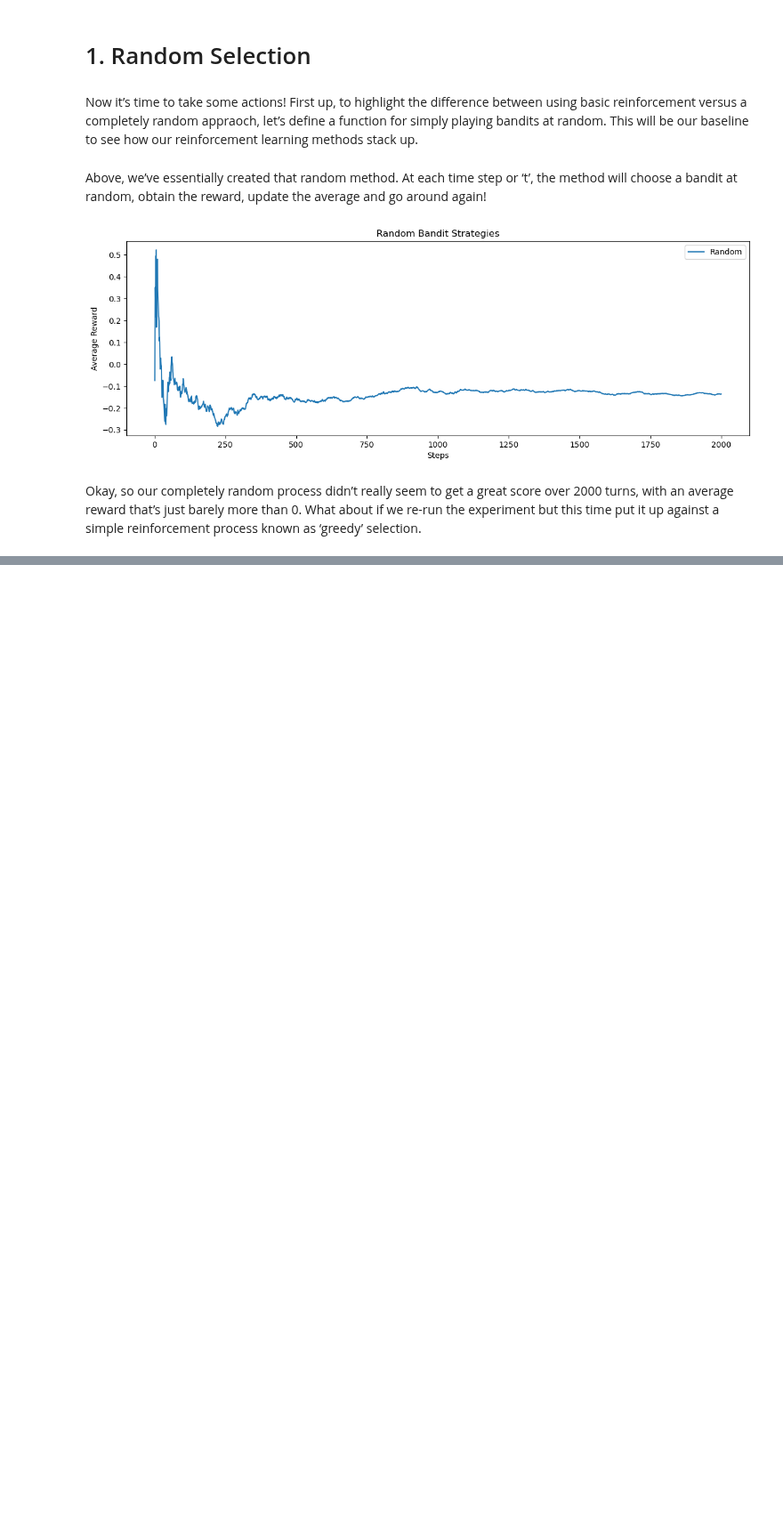
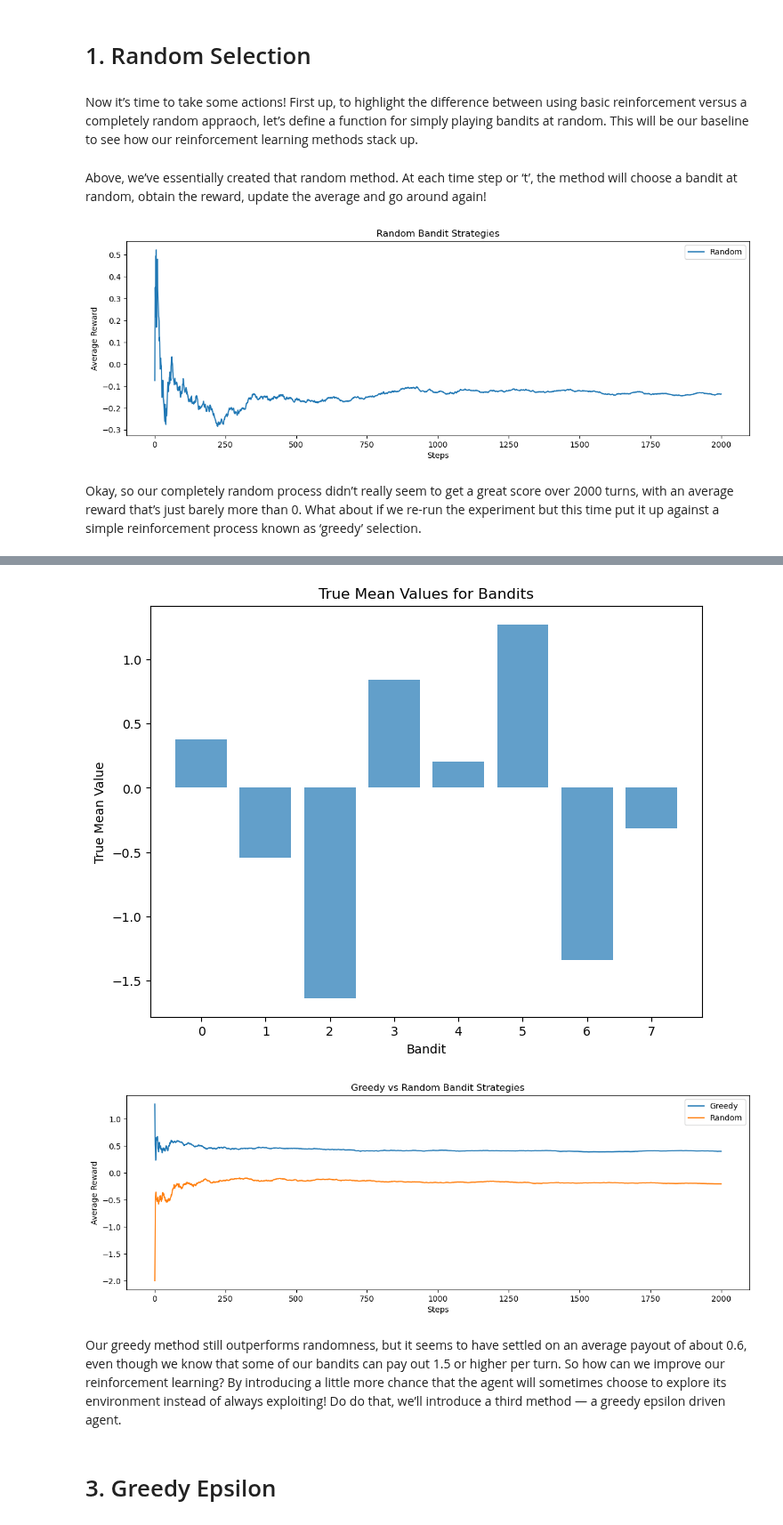
Before and after one commit to johnwslee/Data_Science_Libraries, a Jupyter notebook: Reinforcement_Learning/Medium_A_Guide_to_AI_Reinforcement_Learning.ipynb, the cells around one changed output, grey strips where cells are left out. Shown at 89% size. Saved outputs shown, nothing was run; the diff lists cells and outputs as text; code cells hidden in the pictures; blank space fills up the shorter version.

```diff
--- a/Reinforcement_Learning/Medium_A_Guide_to_AI_Reinforcement_Learning.ipynb
+++ b/Reinforcement_Learning/Medium_A_Guide_to_AI_Reinforcement_Learning.ipynb
@@ -92,0 +156,37 @@ Okay, so our completely random process didn’t really seem to get a great score
+# %%
+num_bandits = 8
+t = 2000
+
+q_true = np.random.normal(0, 1, num_bandits)
+
+plt.figure(figsize=(8, 6))
+plt.bar(range(num_bandits), q_true, align="center", alpha=0.7)
+plt.xlabel("Bandit")
+plt.ylabel("True Mean Value")
+plt.title("True Mean Values for Bandits")
+plt.xticks(range(num_bandits))
+plt.show()
+
+greedy_rewards = greedy()
+random_rewards = random_selection()
+
+plt.figure(figsize=(12, 8))
+
+# Plot the reward curves
+plt.subplot(2, 1, 1)
+plt.plot(list(greedy_rewards.keys()), list(greedy_rewards.values()), label="Greedy")
+plt.plot(list(random_rewards.keys()), list(random_rewards.values()), label="Random")
+plt.xlabel("Steps")
+plt.ylabel("Average Reward")
+plt.title("Greedy vs Random Bandit Strategies")
+plt.legend()
+
+plt.tight_layout()
+plt.show()
+# %% [output]
+[figure, added]
+[figure, added]
+# %% [markdown]
+Our greedy method still outperforms randomness, but it seems to have settled on an average payout of about 0.6, even though we know that some of our bandits can pay out 1.5 or higher per turn. So how can we improve our reinforcement learning? By introducing a little more chance that the agent will sometimes choose to explore its environment instead of always exploiting! Do do that, we’ll introduce a third method — a greedy epsilon driven agent.
+# %% [markdown]
+# 3. Greedy Epsilon
```
Also changed, not shown: parts of 20 cells of this notebook.
